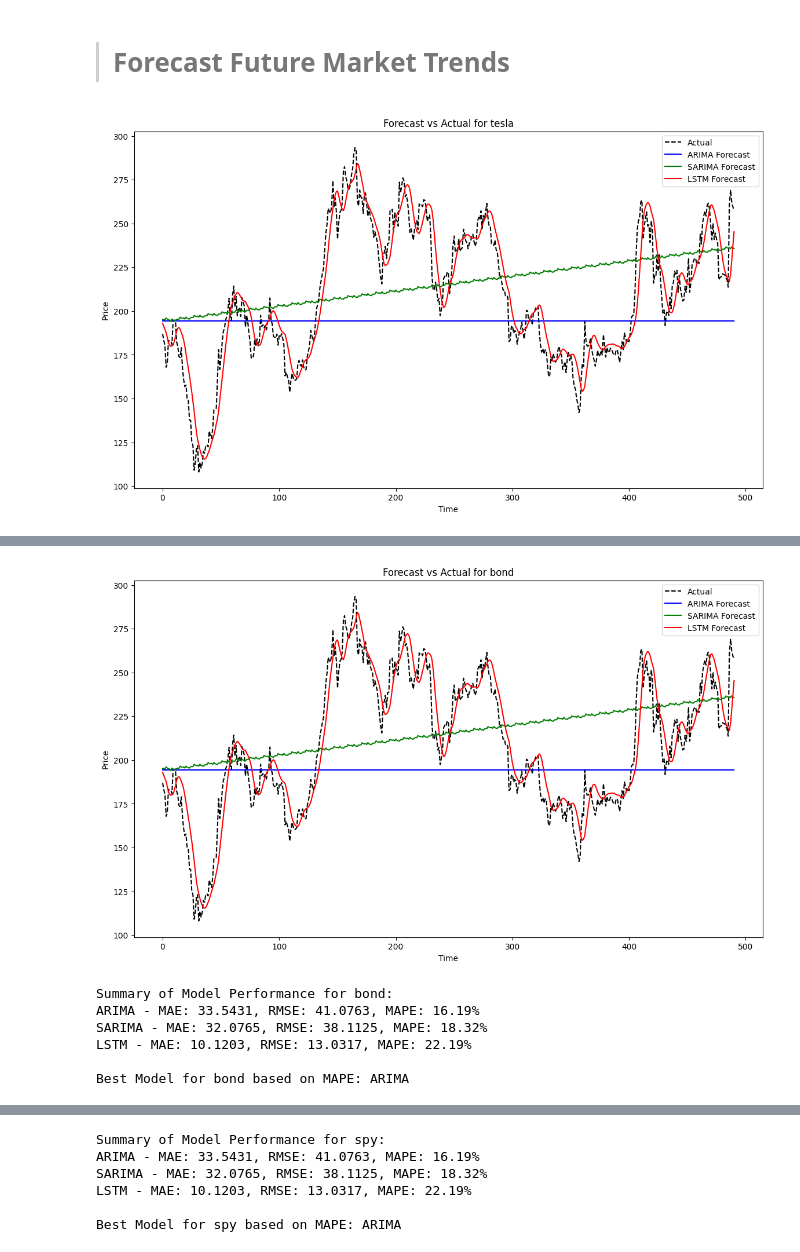
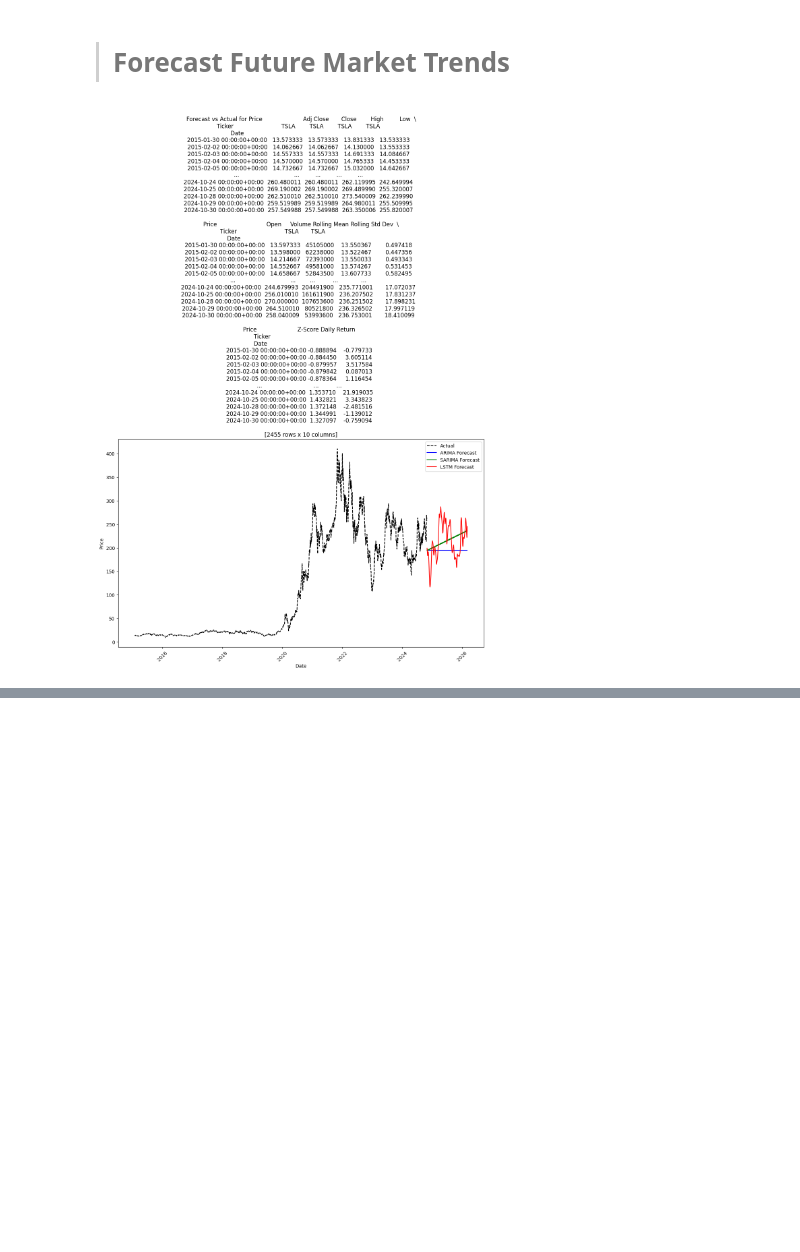
Before and after one commit to amannnnnyyyy/Finance-Forecast-Portfolio-Optimizer, a Jupyter notebook: notebooks/portfoliomgt.ipynb, the cells around one changed output, grey strips where cells are left out. Saved outputs shown, nothing was run; the diff lists cells and outputs as text; code cells hidden in the pictures; blank space fills up the shorter version.

```diff
--- a/notebooks/portfoliomgt.ipynb
+++ b/notebooks/portfoliomgt.ipynb
@@ -272,7 +272,7 @@ sharpe_plot(sharpe_values)
 > # Develop Time Series Forecasting Models
 # %%
 # Run forecasting for Tesla
-results = run_forecasting(all_data['tesla']['Close'], 'Tesla (TSLA)',seasonal_order=(1, 1, 1, 12))
+results_tesla = run_forecasting(all_data['tesla']['Close'], 'Tesla (TSLA)',seasonal_order=(1, 1, 1, 12))
 # %% [output]
 Running forecasting for Tesla (TSLA)...
 [figure]
@@ -424,6 +424,6 @@ SPDR S&P 500 ETF Trust (SPY) - LSTM - MAE: 9.880499441609121, RMSE: 11.875394075
 # %% [markdown]
 > # Forecast Future Market Trends
 # %%
-forecast(all_data, results)
+forecast(all_data['tesla'], results_tesla)
 # %% [output]
-[figure, old version]
+[figure, new version]
@@ -436,7 +446,0 @@ Best Model for tesla based on MAPE: ARIMA
-[figure, removed]
-Summary of Model Performance for bond:
-ARIMA - MAE: 33.5431, RMSE: 41.0763, MAPE: 16.19%
-SARIMA - MAE: 32.0765, RMSE: 38.1125, MAPE: 18.32%
-LSTM - MAE: 10.1203, RMSE: 13.0317, MAPE: 22.19%
-
-Best Model for bond based on MAPE: ARIMA
@@ -444,6 +446,0 @@ Best Model for bond based on MAPE: ARIMA
-Summary of Model Performance for spy:
-ARIMA - MAE: 33.5431, RMSE: 41.0763, MAPE: 16.19%
-SARIMA - MAE: 32.0765, RMSE: 38.1125, MAPE: 18.32%
-LSTM - MAE: 10.1203, RMSE: 13.0317, MAPE: 22.19%
-
-Best Model for spy based on MAPE: ARIMA
```
Also changed, not shown: parts of 9 cells of this notebook, 2 other files.
